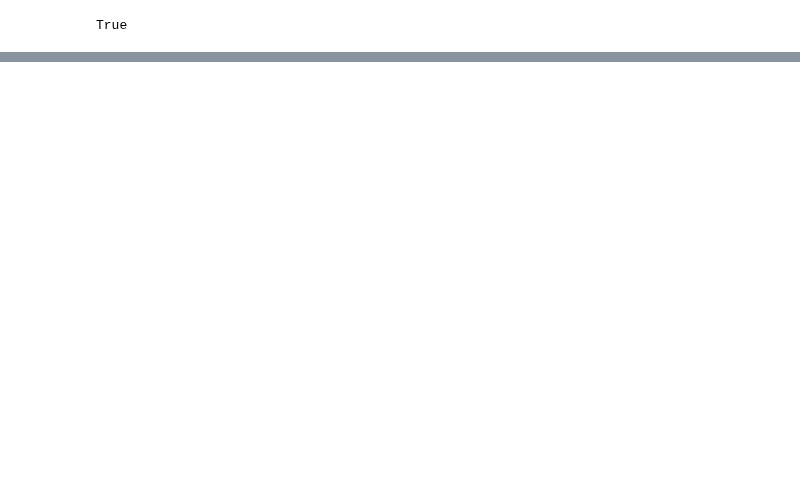
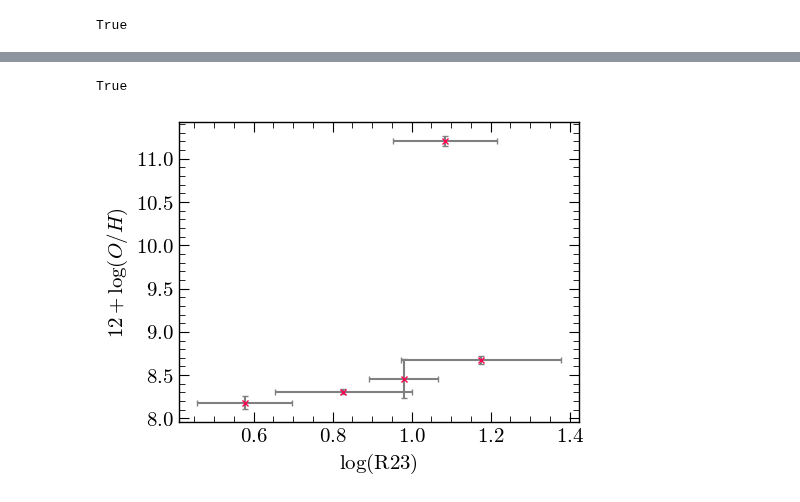
Before and after one commit to 0hardytom/eelgs, a Jupyter notebook: notebooks/week4/ifu_tools_devwk4.ipynb, the cells around one changed output, grey strips where cells are left out. Saved outputs shown, nothing was run; the diff lists cells and outputs as text; code cells hidden in the pictures; blank space fills up the shorter version.

```diff
--- a/notebooks/week4/ifu_tools_devwk4.ipynb
+++ b/notebooks/week4/ifu_tools_devwk4.ipynb
@@ -489,14 +489,14 @@ class museCube:
                 locd_row[linename + '_ew_err'] = np.nan
 
     def _correct_flux(self, pxy):
-        return True
-        # self.raw_table = self.ex_table.copy()
-        # ebv_corr = lr.get_ebv(pxy['hbeta_flux'], pxy['hgamma_flux'])
-        # flux_keys = [key for key in self.ex_table.colnames if key.endswith('_flux')]
-        # for key in flux_keys:
-        #     linekey = key[:-5]
-        #     flux = pxy[key].copy()
-        #     pxy[key] = lr.correct_flux(flux,pxy[linekey+'_centroid'],ebv_corr)
+        # return True
+        self.raw_table = self.ex_table.copy()
+        ebv_corr = lr.get_ebv(pxy['hbeta_flux'], pxy['hgamma_flux'])
+        flux_keys = [key for key in self.ex_table.colnames if key.endswith('_flux')]
+        for key in flux_keys:
+            linekey = key[:-5]
+            flux = pxy[key].copy()
+            pxy[key] = lr.correct_flux(flux,pxy[linekey+'_centroid'],ebv_corr)
 
     def _avg_velo_disps(self, pxy):
         global vel_keys
@@ -695,0 +714,10 @@ pf.fix_plot([ax])
+# %%
+pf.housestyle_rcparams()
+fig, ax = pf.create_plot()
+ax.errorbar(np.log10(r23s1),dirs1, marker='x', color='#ff004f',fmt='o', markersize=5, ecolor='gray', capsize=2, yerr=dirs1_e,xerr=loge_r23 )
+ax.set_xlabel(r'$\log(\mathrm{R23})$')
+ax.set_ylabel(r'$12+\log(O/H)$')
+pf.fix_plot([ax])
+# %% [output]
+True
+[figure, added]
```
Also changed, not shown: parts of 4 cells of this notebook, 2 other files.
